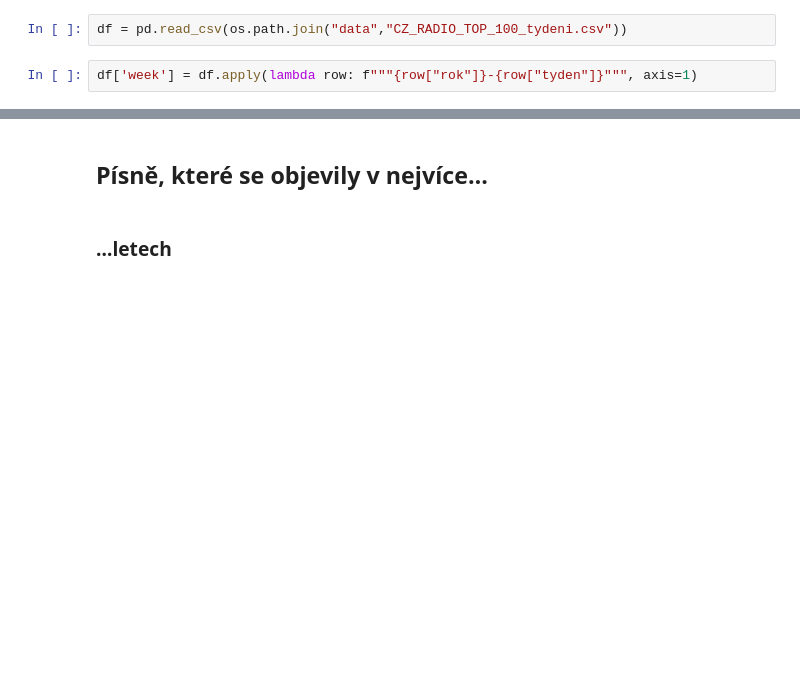
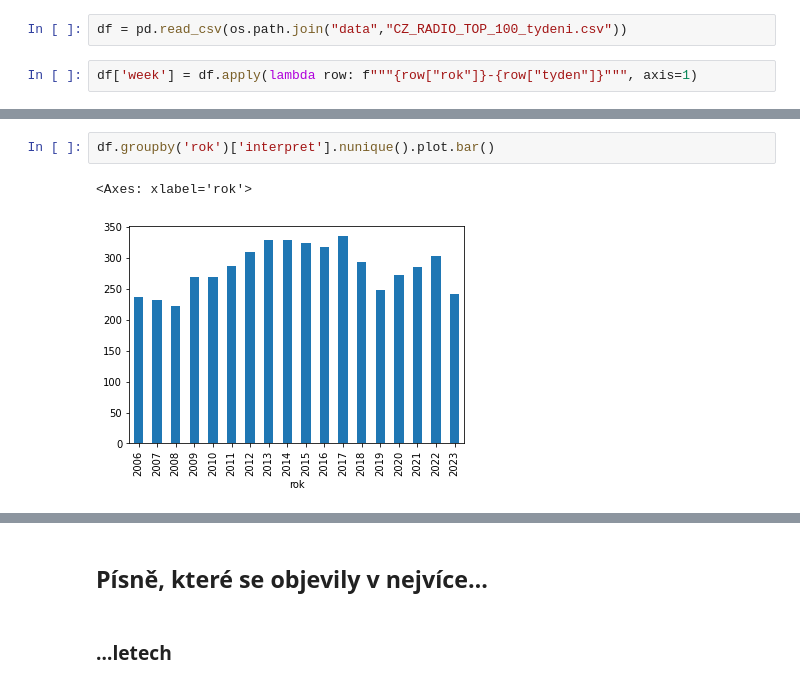
Before and after one commit to DataRozhlas/hitparady, a Jupyter notebook: 100 explorace CZ - RADIO - TOP 100.ipynb, the cells around one changed output, grey strips where cells are left out. Cells and saved outputs as stored; diff of their text form; blank space fills up the shorter version.

```diff
--- a/100 explorace CZ - RADIO - TOP 100.ipynb
+++ b/100 explorace CZ - RADIO - TOP 100.ipynb
@@ -16,0 +29,5 @@ df.sample(5)
+# %%
+df.groupby('rok')['interpret'].nunique().plot.bar()
+# %% [output]
+<Axes: xlabel='rok'>
+[figure, added]
```
Also changed, not shown: parts of 5 cells of this notebook, 6 other files.
